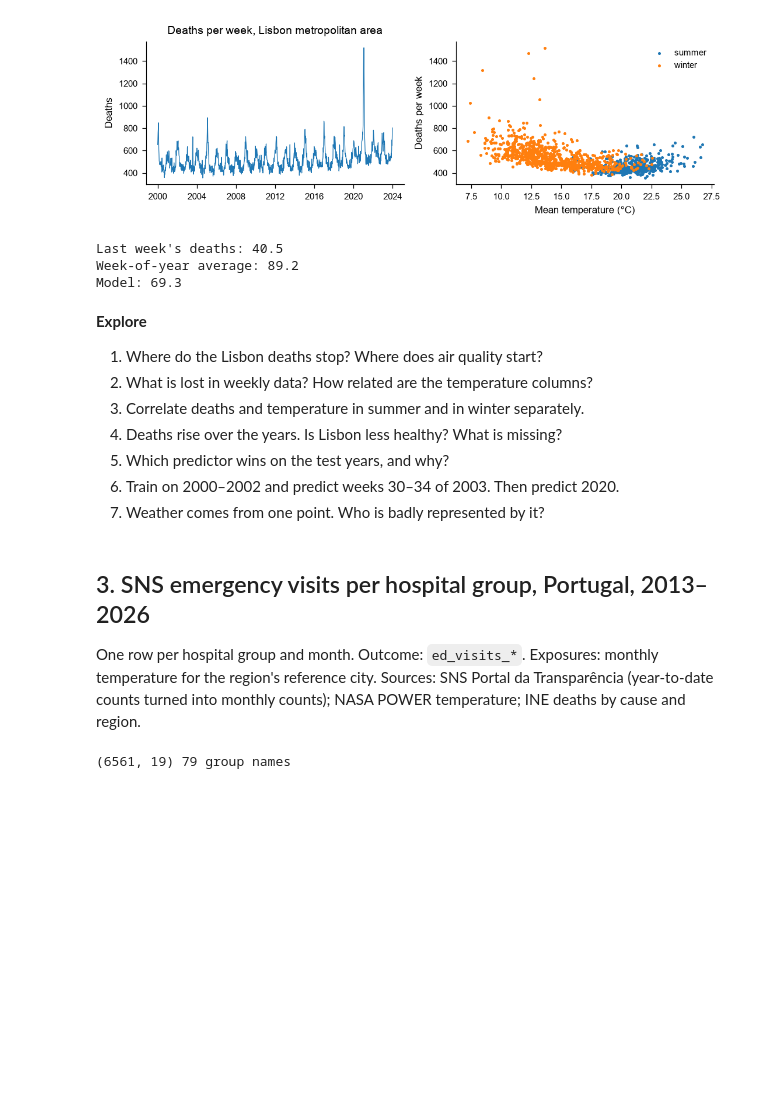
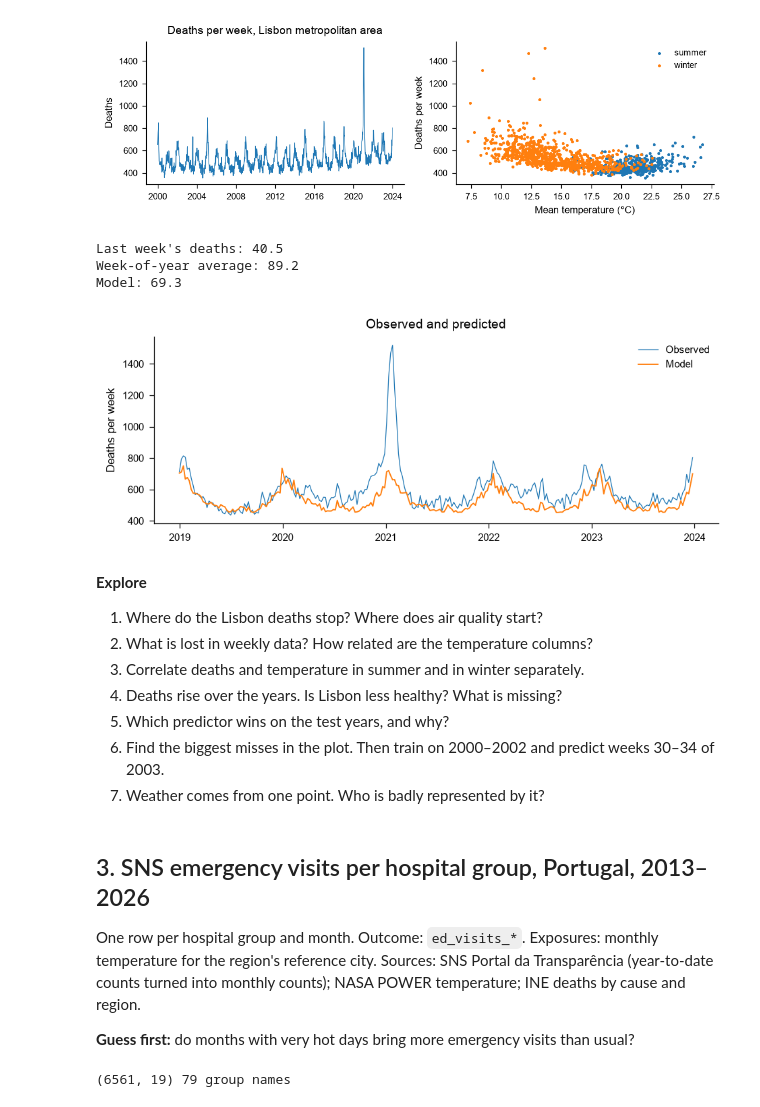
Before and after one commit to QuantitativeBiology/PlanetaryHealth_SystemsScience, a Jupyter notebook: PlanetaryHealth_Datasets.ipynb, the cells around one changed output. Cells and saved outputs as stored; diff of their text form; code cells hidden in the pictures; blank space fills up the shorter version.

```diff
--- a/PlanetaryHealth_Datasets.ipynb
+++ b/PlanetaryHealth_Datasets.ipynb
@@ -159,25 +177,33 @@ plt.show()
 # %% [output]
 [figure]
 # %%
-# Train on 2000-2018, test on 2019 and 2021-2023 (2020 left out)
+# Train on 2000-2018, predict 2019-2023, score without 2020
 weeks = lisbon.dropna(subset=["deaths_lisbon_ama"]).copy()
 weeks["last_week"] = weeks.deaths_lisbon_ama.shift(1)
 train = weeks[weeks.year <= 2018]
-test = weeks[weeks.year.isin([2019, 2021, 2022, 2023])]
+later = weeks[weeks.year >= 2019]
 features = ["tmean", "tmax_mean", "tmax_max", "tmin_mean", "rhum"]
 features += ["days_tmax_over_35", "week_of_year", "year"]
-result = fit_predict(train, test, features, "deaths_lisbon_ama")
+result = fit_predict(train, later, features, "deaths_lisbon_ama")
+test = result[result.year != 2020]
 by_week = train.groupby("week_of_year").deaths_lisbon_ama.mean()
 seasonal = test.week_of_year.map(by_week)
 deaths = test.deaths_lisbon_ama
 
 print("Last week's deaths:", round(mae(deaths, test.last_week), 1))
 print("Week-of-year average:", round(mae(deaths, seasonal), 1))
-print("Model:", round(mae(result.deaths_lisbon_ama, result.predicted), 1))
+print("Model:", round(mae(deaths, test.predicted), 1))
+plot_fit(
+    result.week_start,
+    result.deaths_lisbon_ama,
+    result.predicted,
+    "Deaths per week",
+)
 # %% [output]
 Last week's deaths: 40.5
 Week-of-year average: 89.2
 Model: 69.3
+[figure, added]
 # %% [markdown]
 **Explore**
 1. Where do the Lisbon deaths stop? Where does air quality start?
@@ -185,7 +211,8 @@ Model: 69.3
 3. Correlate deaths and temperature in summer and in winter separately.
 4. Deaths rise over the years. Is Lisbon less healthy? What is missing?
 5. Which predictor wins on the test years, and why?
-6. Train on 2000–2002 and predict weeks 30–34 of 2003. Then predict 2020.
+6. Find the biggest misses in the plot. Then train on 2000–2002 and
+   predict weeks 30–34 of 2003.
 7. Weather comes from one point. Who is badly represented by it?
 # %% [markdown]
 ## 3. SNS emergency visits per hospital group, Portugal, 2013–2026
@@ -194,6 +221,9 @@ One row per hospital group and month. Outcome: `ed_visits_*`.
 Exposures: monthly temperature for the region's reference city.
 Sources: SNS Portal da Transparência (year-to-date counts turned into
 monthly counts); NASA POWER temperature; INE deaths by cause and region.
+
+**Guess first:** do months with very hot days bring more emergency
+visits than usual?
 # %%
 hospitals = load("sns_emergency_visits_monthly_2013_2026.csv")
 deaths_by_cause = load("ine_deaths_by_cause_region_2020_2021.csv")
```
Also changed, not shown: parts of 10 cells of this notebook.
